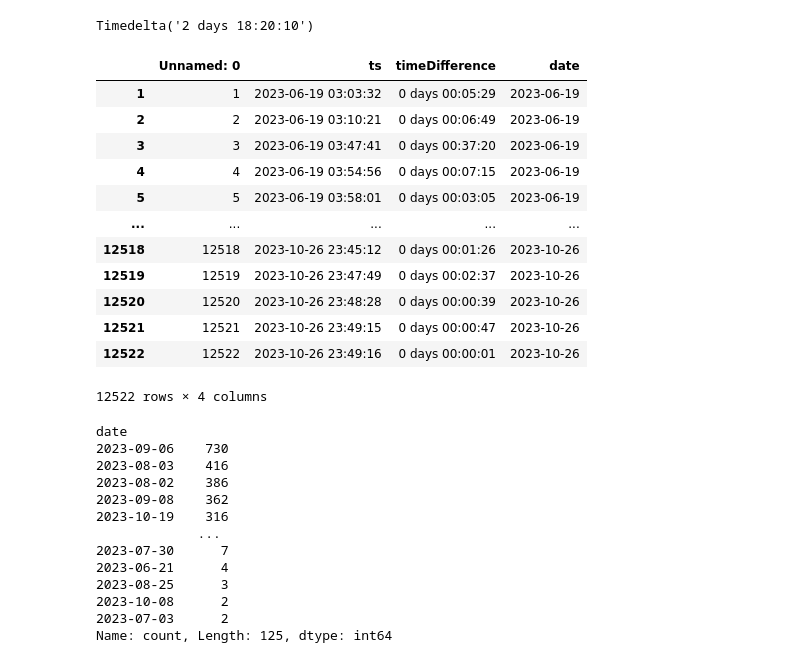
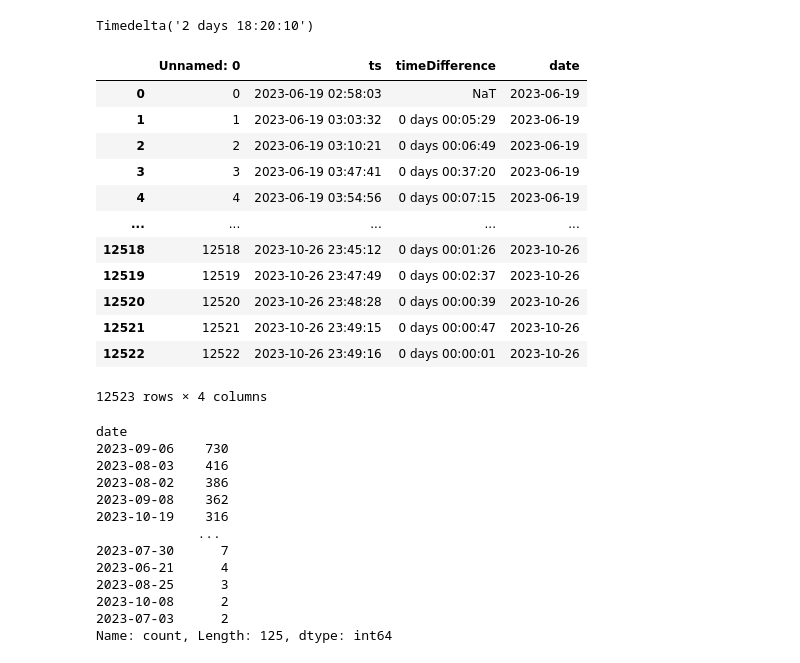
Before and after one commit to audreymarthin/Proj8_CS215_Audrey_Ruth, a Jupyter notebook: Project8_Audrey Marthin.ipynb, the cells around one changed output. Saved outputs shown, nothing was run; the diff lists cells and outputs as text; code cells hidden in the pictures.

```diff
--- a/Project8_Audrey Marthin.ipynb
+++ b/Project8_Audrey Marthin.ipynb
@@ -98,24 +109,23 @@ Timedelta('2 days 18:20:10')
 # %%
 # What is the day with the most timestamps? How many events (timestamps) were on that day?
 # Have date column
 
-ruth = ruth.dropna()
 ruth["date"] = pd.DatetimeIndex(ruth["ts"]).date
 ruth
 # %% [output]
 |  | Unnamed: 0 | ts | timeDifference | date |
+| 0 | 0 | 2023-06-19 02:58:03 | NaT | 2023-06-19 |
 | 1 | 1 | 2023-06-19 03:03:32 | 0 days 00:05:29 | 2023-06-19 |
 | 2 | 2 | 2023-06-19 03:10:21 | 0 days 00:06:49 | 2023-06-19 |
 | 3 | 3 | 2023-06-19 03:47:41 | 0 days 00:37:20 | 2023-06-19 |
 | 4 | 4 | 2023-06-19 03:54:56 | 0 days 00:07:15 | 2023-06-19 |
-| 5 | 5 | 2023-06-19 03:58:01 | 0 days 00:03:05 | 2023-06-19 |
 | ... | ... | ... | ... | ... |
 | 12518 | 12518 | 2023-10-26 23:45:12 | 0 days 00:01:26 | 2023-10-26 |
 | 12519 | 12519 | 2023-10-26 23:47:49 | 0 days 00:02:37 | 2023-10-26 |
 | 12520 | 12520 | 2023-10-26 23:48:28 | 0 days 00:00:39 | 2023-10-26 |
 | 12521 | 12521 | 2023-10-26 23:49:15 | 0 days 00:00:47 | 2023-10-26 |
 | 12522 | 12522 | 2023-10-26 23:49:16 | 0 days 00:00:01 | 2023-10-26 |
-12522 rows × 4 columns
+12523 rows × 4 columns
 # %%
 # Count the occurrences on each date
 
```
Also changed, not shown: parts of 19 cells of this notebook.
